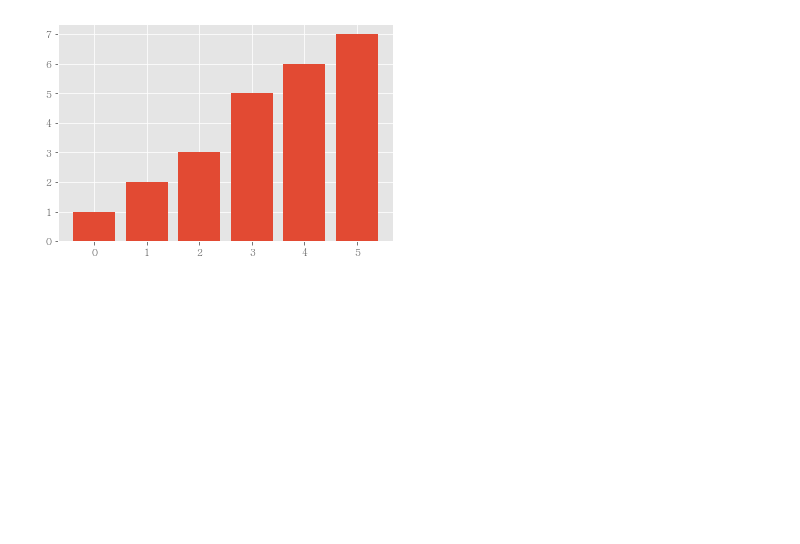
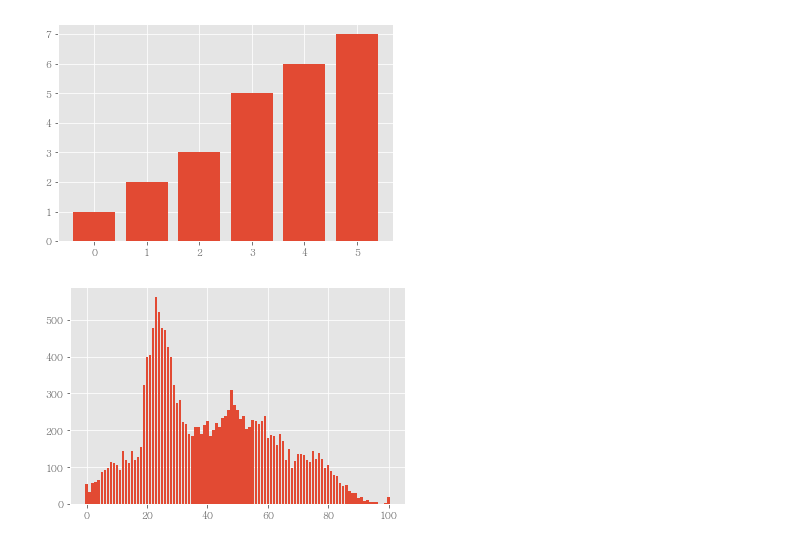
Before and after one commit to yunholeeme/data, a Jupyter notebook: Hyehwadong_population_structure.ipynb, the cells around one changed output. Saved outputs shown, nothing was run; the diff lists cells and outputs as text; code cells hidden in the pictures; blank space fills up the shorter version.

```diff
--- a/Hyehwadong_population_structure.ipynb
+++ b/Hyehwadong_population_structure.ipynb
@@ -39,10 +39,16 @@ plt.show()
 # %%
 import csv
 f = open('age.csv')
 data = csv.reader(f)
 
 result = []
 for row in data:
     if ('혜화동' in row[0]):
         for i in row[3:]:
             result.append(int(i))
+
+import matplotlib.pyplot as plt
+plt.bar(range(101), result)
+plt.show()
+# %% [output]
+[figure, added]
```
